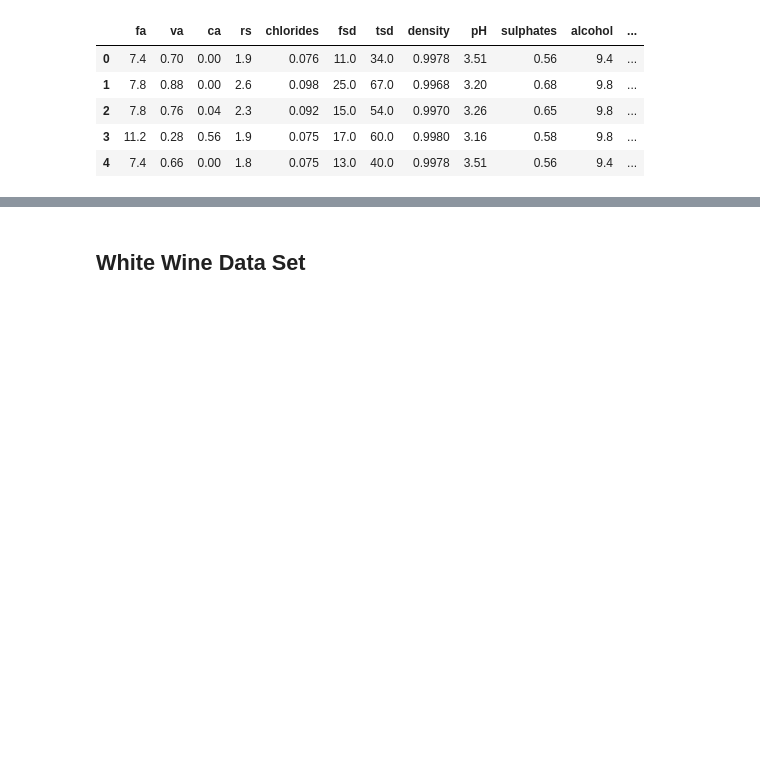
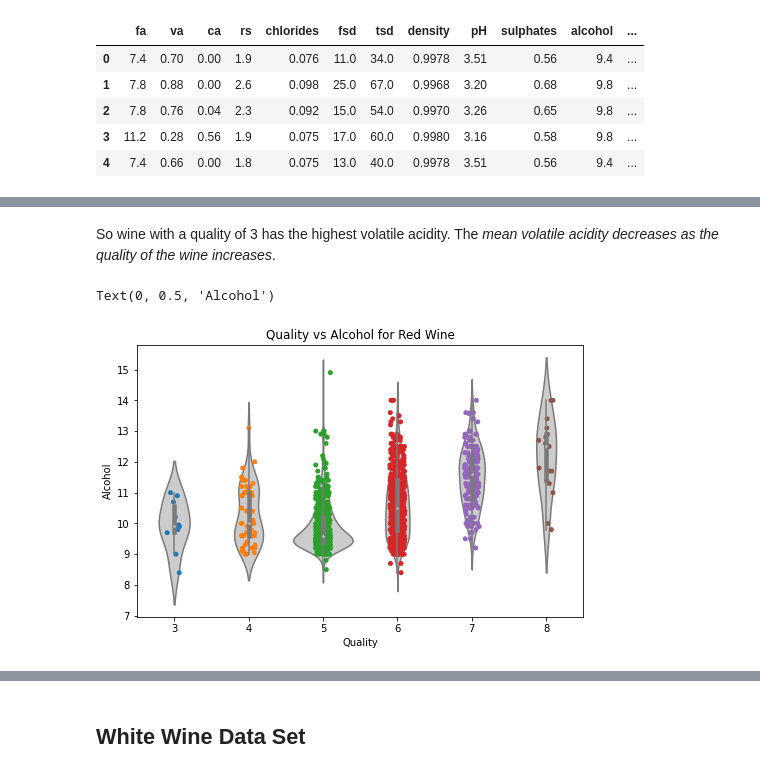
Before and after one commit to data301-2020-winter1/course-project-group_6006, a Jupyter notebook: analysis/submitted/milestone2_analysis.ipynb, the cells around one changed output, grey strips where cells are left out. Cells and saved outputs as stored; diff of their text form; code cells hidden in the pictures; blank space fills up the shorter version.

```diff
--- a/analysis/submitted/milestone2_analysis.ipynb
+++ b/analysis/submitted/milestone2_analysis.ipynb
@@ -36,0 +62,14 @@ Add plots that look at quality versus other attributes using the violin/strip pl
+# %% [markdown]
+So wine with a quality of 3 has the highest volatile acidity. The *mean volatile acidity decreases as the quality of the wine increases*.
+# %%
+plt.figure(figsize=(8,5))
+
+sns.violinplot(x="quality", y="alcohol", data=red_wine_df, color="0.8")
+sns.stripplot(x='quality', y='alcohol', data=red_wine_df, jitter=True, zorder=1)
+
+plt.title("Quality vs Alcohol for Red Wine")
+plt.xlabel("Quality")
+plt.ylabel("Alcohol")
+# %% [output]
+Text(0, 0.5, 'Alcohol')
+[figure, added]
```
Also changed, not shown: parts of 25 cells of this notebook, 1 other file.
